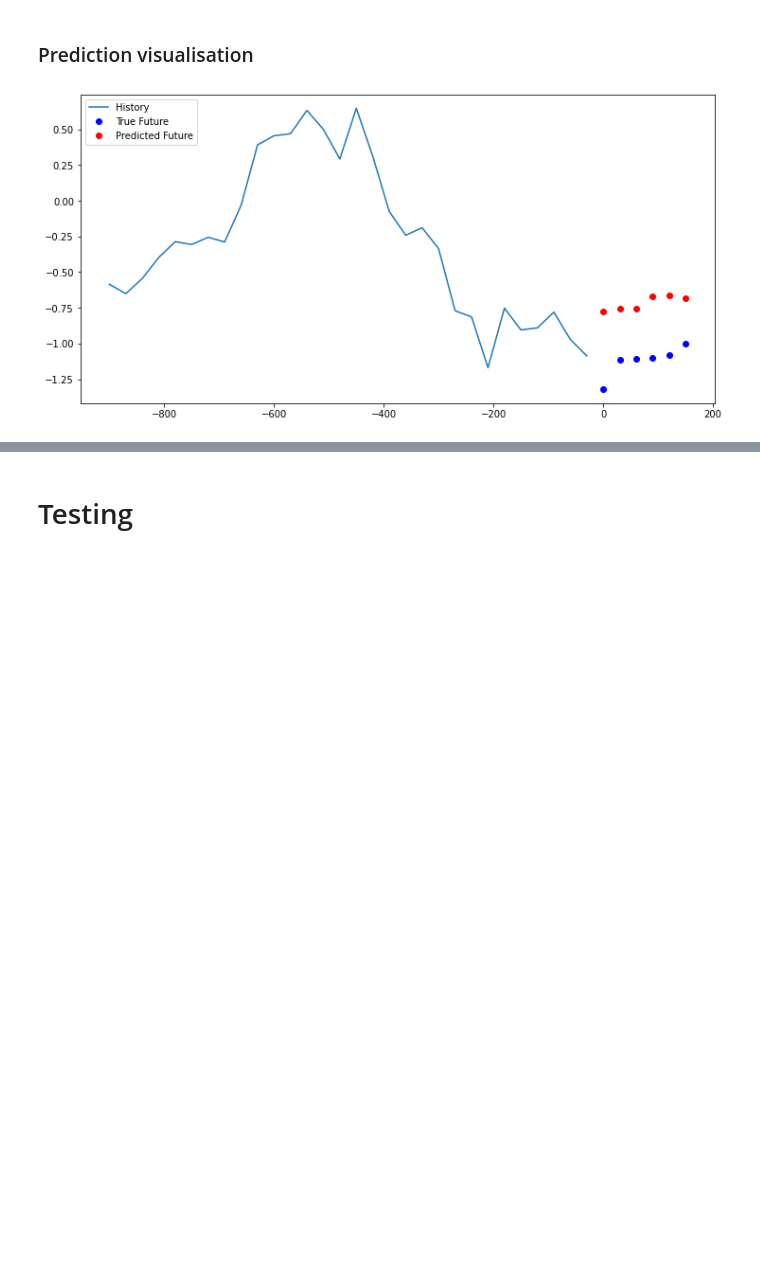
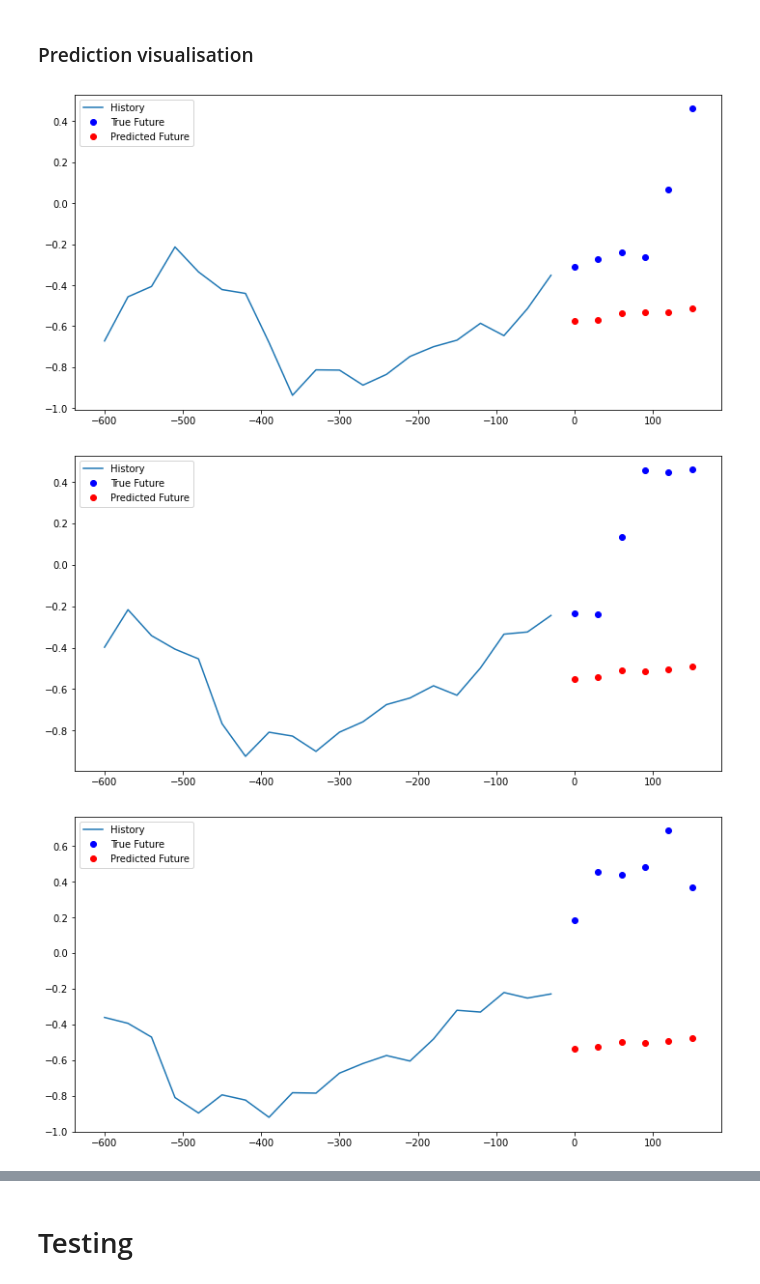
Before and after one commit to robLaing2/Forex_ANN_Forecasting, a Jupyter notebook: ForexAnnEnvironment.ipynb, the cells around one changed output, grey strips where cells are left out. Cells and saved outputs as stored; diff of their text form; code cells hidden in the pictures; blank space fills up the shorter version.

```diff
--- a/ForexAnnEnvironment.ipynb
+++ b/ForexAnnEnvironment.ipynb
@@ -515,11 +520,11 @@ import math
 EPOCHS = 10
 EVALUATION_INTERVAL = 100
 VALIDATION_STEPS = 50
-TIME_LAGS = 900
+TIME_LAGS = 600
 PREDICTION_HORIZON = 180
 STEP = 30
-BATCH_SIZE = 30
-FOLDS = 6
+BATCH_SIZE = 64
+FOLDS = 5
 FUTURE_STEP = 30
 
 features = ['20dayMovingAvg']
@@ -528,7 +533,10 @@ dataSet = completeDf[features]
 dataSet.index = mainDf['Date']
 dataSet = dataSet.values
 
-fold_steps = math.floor(len(dataSet) / FOLDS)
+VAL = int(len(dataSet) * 0.6)
+TEST = int(len(dataSet) * 0.8)
+
+fold_steps = math.floor(TEST / FOLDS)
 fold_locations = []
 results = []
 
@@ -547,12 +555,11 @@ def singleStepLSTM():
         layers.Dense(1)
     ])
 
-    singleStepLSTMModel.compile(optimizer=tf.keras.optimizers.RMSprop(), loss='mse')
+    singleStepLSTMModel.compile(optimizer='adam', loss='mse')
     return singleStepLSTMModel
 
 
 model = singleStepLSTM()
-model2 = singleStepLSTM()
 # %% [markdown]
 ### Cross validation
 # %%
@@ -638,7 +663,7 @@ def show_plot(plot_data, delta, title):
     return plt
 
 
-for x, y in dataVal.take(3):
+for x, y in dataTest.take(3):
     plot = show_plot([x[0][:, 0].numpy(), y[0].numpy(),
                         model.predict(x)[0]], PREDICTION_HORIZON,
                     'Single Step Prediction')
@@ -657,12 +715,13 @@ for x, y in dataVal.take(3):
 ### Building network
 # %%
 inputShape = int(TIME_LAGS / STEP)
+future_steps = int(PREDICTION_HORIZON/FUTURE_STEP)
 
 def multiStepLSTM():
     multiStepLSTMModel = keras.Sequential([
-        layers.LSTM(units=32,return_sequences=True, input_shape = (inputShape, len(features))),
-        layers.LSTM(16, activation='relu'),
-        layers.Dense(PREDICTION_HORIZON/FUTURE_STEP)
+        layers.LSTM(32, activation='relu', return_sequences=True, input_shape = (inputShape, len(features))),
+        layers.LSTM(32, activation='relu'),
+        layers.Dense(future_steps)
     ])
 
     multiStepLSTMModel.compile(optimizer=tf.keras.optimizers.RMSprop(), loss='mse')
@@ -718,21 +790,23 @@ Epoch 2/2
 # %%
 def multi_step_plot(history, true_future, prediction):
   plt.figure(figsize=(12, 6))
   num_in = create_time_steps(TIME_LAGS,STEP)
   num_out = len(true_future) * FUTURE_STEP
 
   plt.plot(num_in, np.array(history[:, 0]), label='History')
   plt.plot(np.arange(num_out, step=FUTURE_STEP), np.array(true_future), 'bo',
            label='True Future')
   if prediction.any():
     plt.plot(np.arange(num_out,step=FUTURE_STEP), np.array(prediction), 'ro',
              label='Predicted Future')
   plt.legend(loc='upper left')
   plt.show()
 
 
-for x, y in dataValMulti.take(1):
+for x, y in dataValMulti.take(3):
 
     multi_step_plot(x[0], y[0], multiStepModel.predict(x)[0])
 # %% [output]
-[figure, old version]
+[figure, new version]
+[figure, added]
+[figure, added]
```
Also changed, not shown: parts of 17 cells of this notebook.
